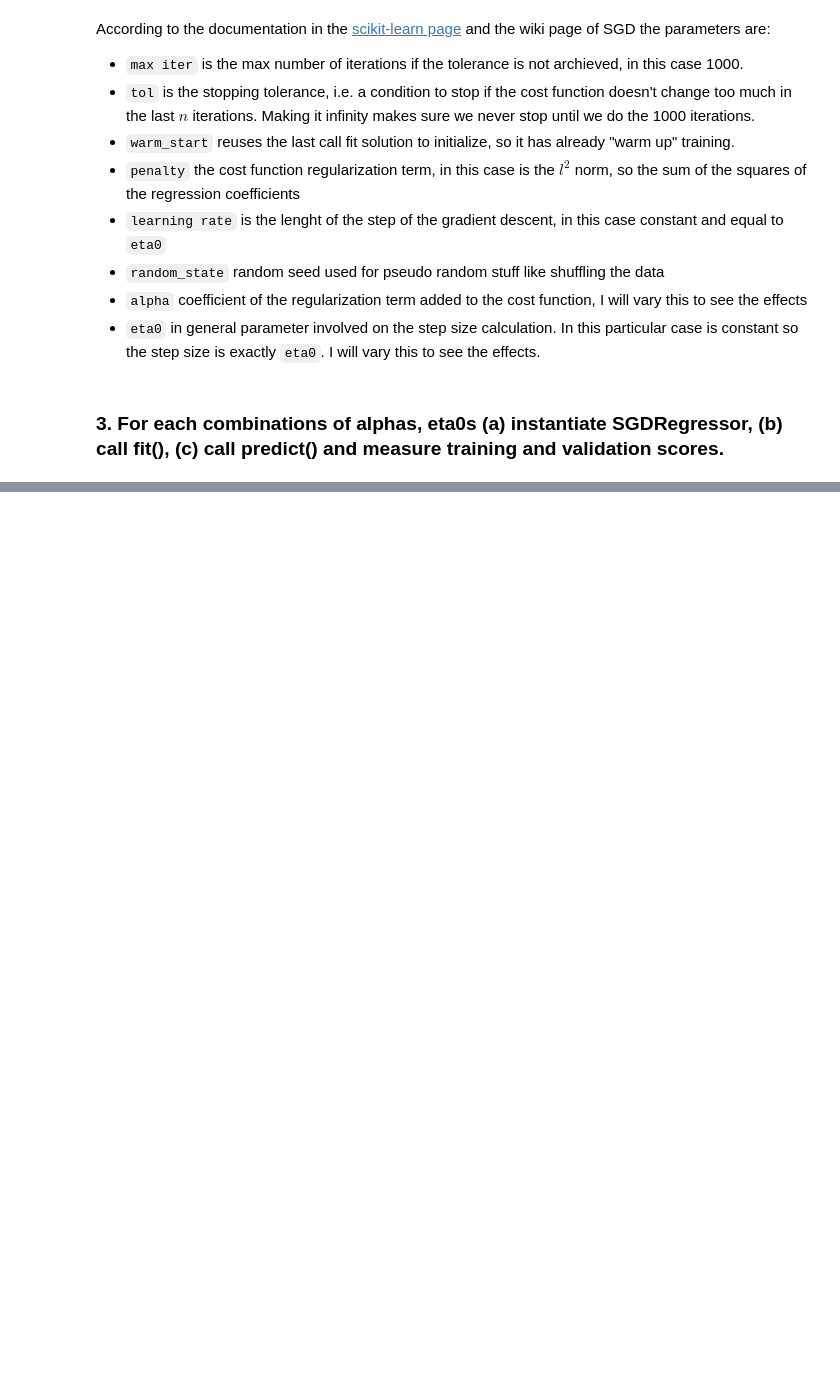
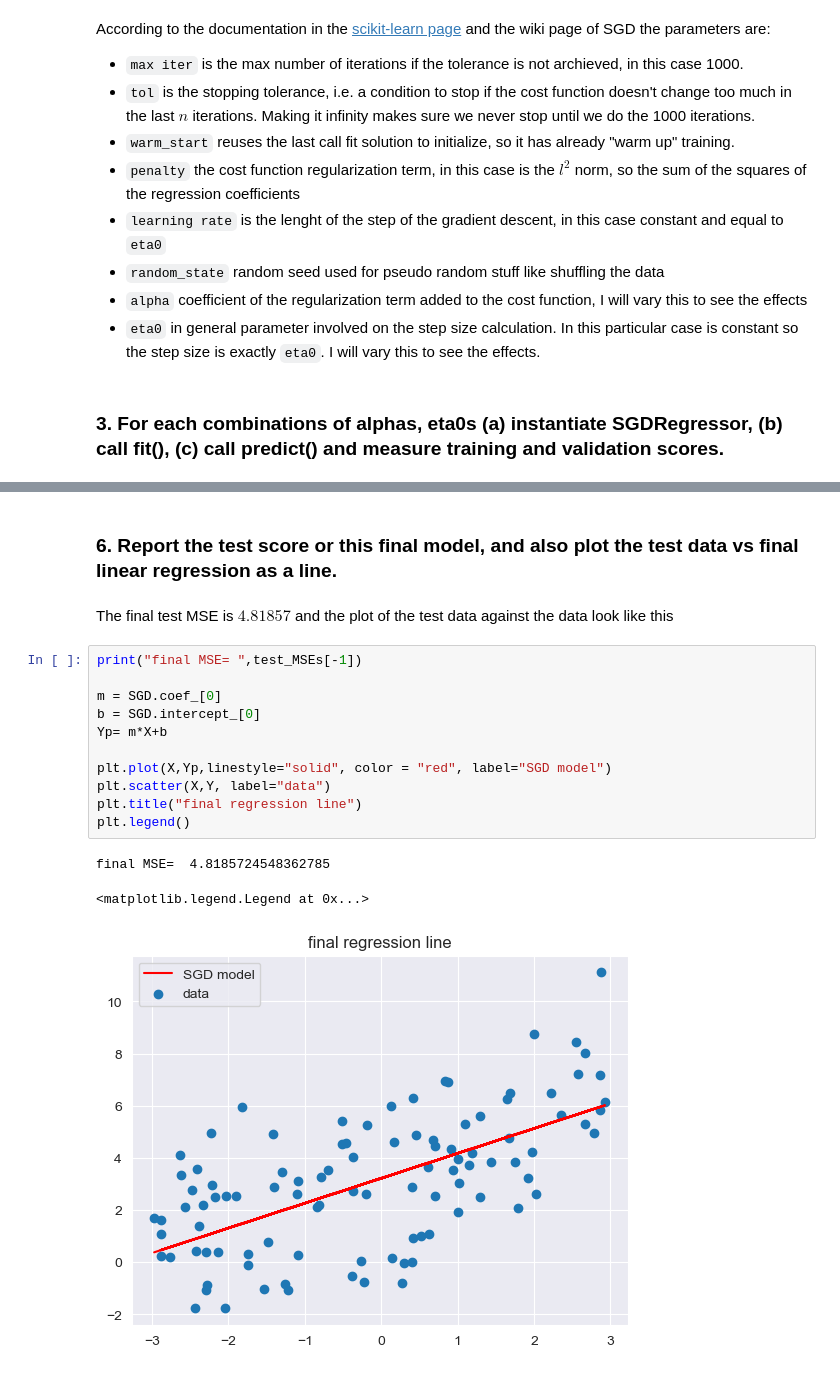
Before and after one commit to sergiogyoz/Machine-Learning, a Jupyter notebook: HWs/HW4_1_Sergio_Villamarin.ipynb, the cells around one changed output, grey strips where cells are left out. Cells and saved outputs as stored; diff of their text form; blank space fills up the shorter version.

```diff
--- a/HWs/HW4_1_Sergio_Villamarin.ipynb
+++ b/HWs/HW4_1_Sergio_Villamarin.ipynb
@@ -180,0 +316,19 @@ for alpha in alphas:
+# %% [markdown]
+### 6. Report the test score or this final model, and also plot the test data vs final linear regression as a line.
+# %% [markdown]
+The final test MSE is $4.81857$ and the plot of the test data against the data look like this
+# %%
+print("final MSE= ",test_MSEs[-1])
+
+m = SGD.coef_[0]
+b = SGD.intercept_[0]
+Yp= m*X+b
+
+plt.plot(X,Yp,linestyle="solid", color = "red", label="SGD model")
+plt.scatter(X,Y, label="data")
+plt.title("final regression line")
+plt.legend()
+# %% [output]
+final MSE=  4.8185724548362785
+<matplotlib.legend.Legend at 0x...>
+[figure, added]
```
Also changed, not shown: parts of 18 cells of this notebook, 1 other file.
